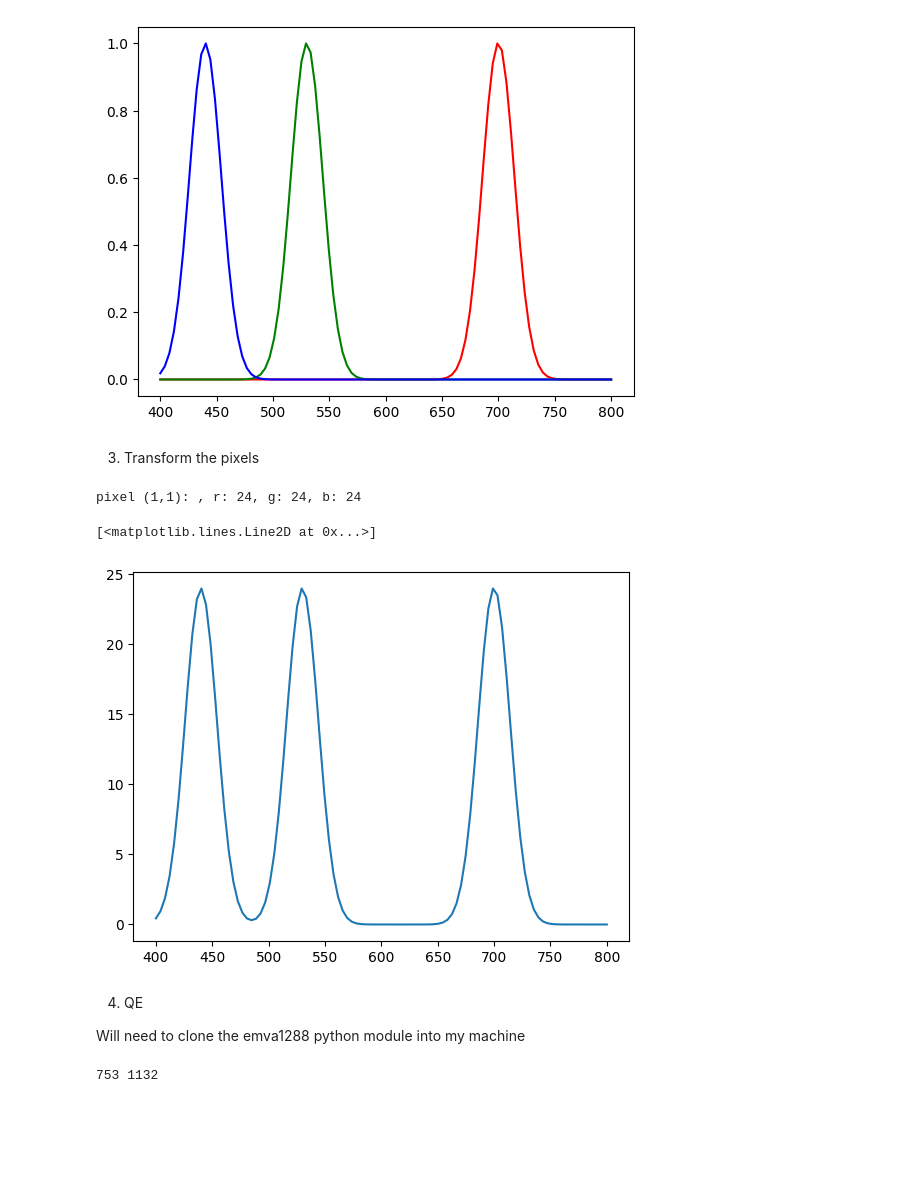
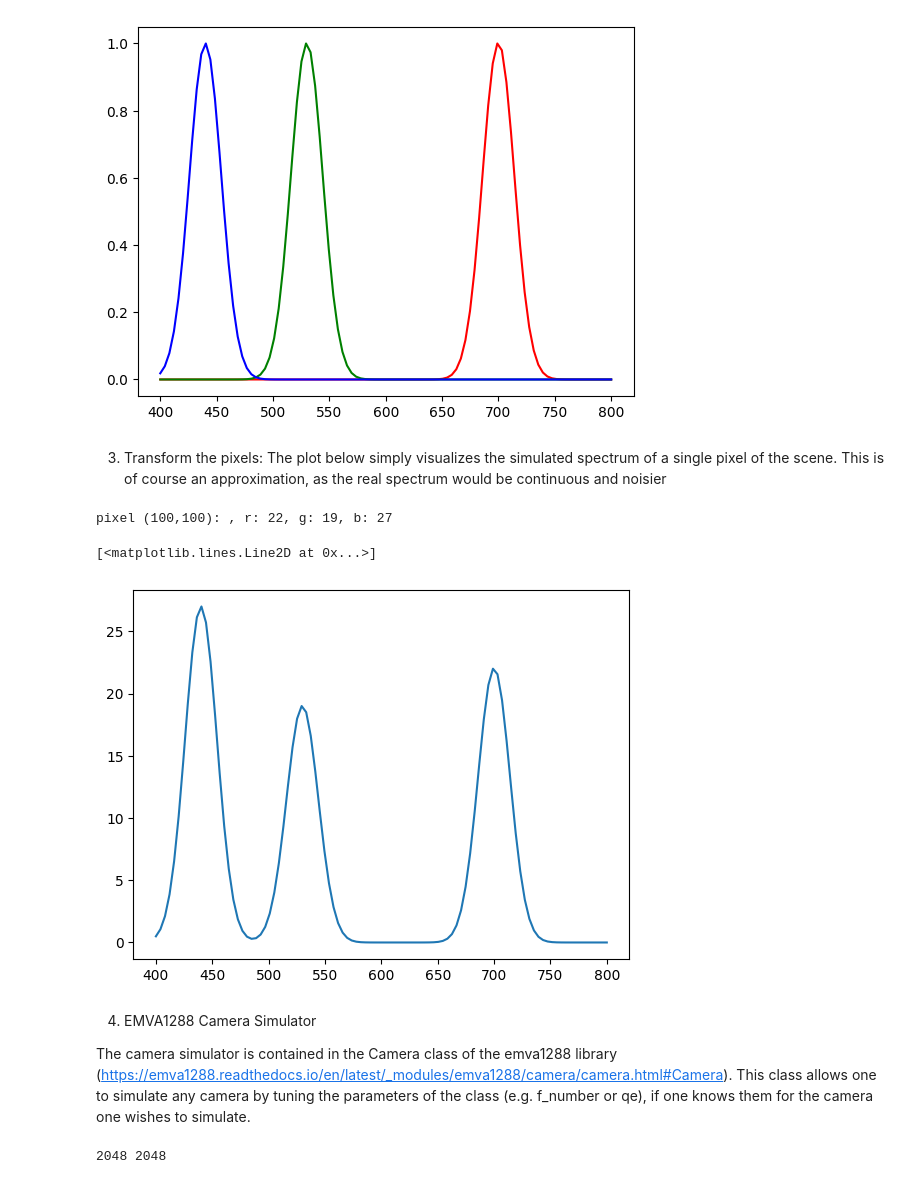
Before and after one commit to pbecerrav/cam_sim, a Jupyter notebook: cam_sim.ipynb, the cells around one changed output. Drawn from its saved outputs; the diff is of its cells as text; code cells hidden in the pictures; blank space fills up the shorter version.

```diff
--- a/cam_sim.ipynb
+++ b/cam_sim.ipynb
@@ -231,5 +221,5 @@ print(scene_mean, camera_output_mean)
 # %%
-img = imageio.imread("macbeth.png")
+img = imageio.imread("M2_Picture_Colorized_50ms.png")
 h, w = img.shape[:-1]
 plt.imshow(img)
 img.shape
@@ -272,23 +262,25 @@ plt.plot(dom, blue, 'b')
 # %% [output]
 [<matplotlib.lines.Line2D at 0x...>]
 [figure]
-# %% [markdown]
-3. Transform the pixels
+# %% [markdown]
+3. Transform the pixels: The plot below simply visualizes the simulated spectrum of a single pixel of the scene. This is of course an approximation, as the real spectrum would be continuous and noisier
 # %%
 # Visualise result of the transformation
 
-print('pixel (1,1): , r: %s, g: %s, b: %s' % (img[1,1,0], img[1,1,1], img[1,1,2]))
-plt.plot(dom,spectrum[1,1,:])
+print('pixel (100,100): , r: %s, g: %s, b: %s' % (img[100,100,0], img[100,100,1], img[100,100,2]))
+plt.plot(dom,spectrum[100,100,:])
 # %% [output]
-pixel (1,1): , r: 24, g: 24, b: 24
+pixel (100,100): , r: 22, g: 19, b: 27
 [<matplotlib.lines.Line2D at 0x...>]
-[figure, old version]
+[figure, new version]
-# %% [markdown]
-4. QE
-
-Will need to clone the emva1288 python module into my machine
-# %%
-print(h,w)
-# %% [output]
-753 1132
+# %% [markdown]
+4. EMVA1288 Camera Simulator
+
+The camera simulator is contained in the Camera class of the emva1288 library (https://emva1288.readthedocs.io/en/latest/_modules/emva1288/camera/camera.html#Camera). This class allows one to simulate any camera by tuning the parameters of the class (e.g. f_number or qe), if one knows them for the camera one wishes to simulate.
+# %%
+# Confirm width and height of image
+
+print(h,w)
+# %% [output]
+2048 2048
 # %%
```
Also changed, not shown: parts of 25 cells of this notebook, 1 other file.
